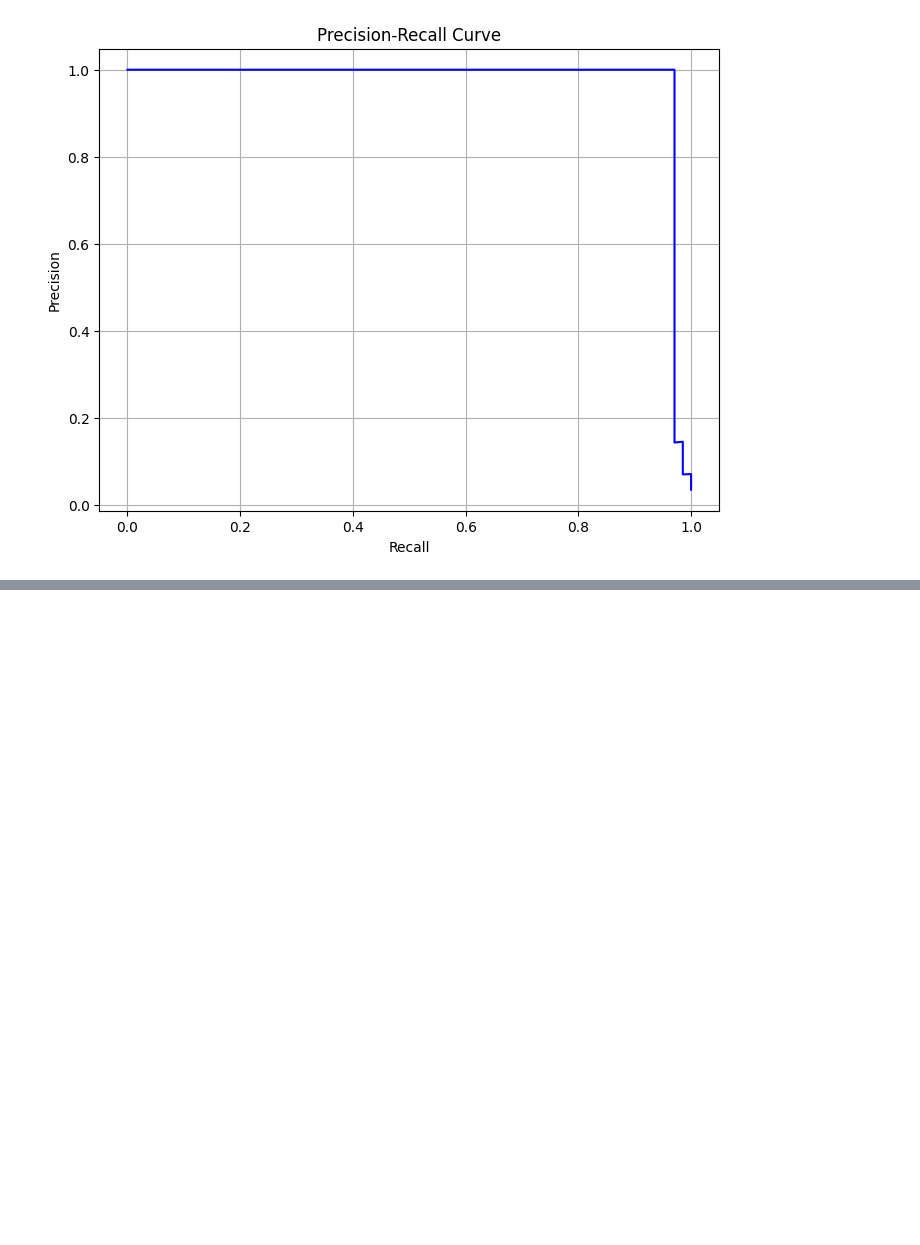
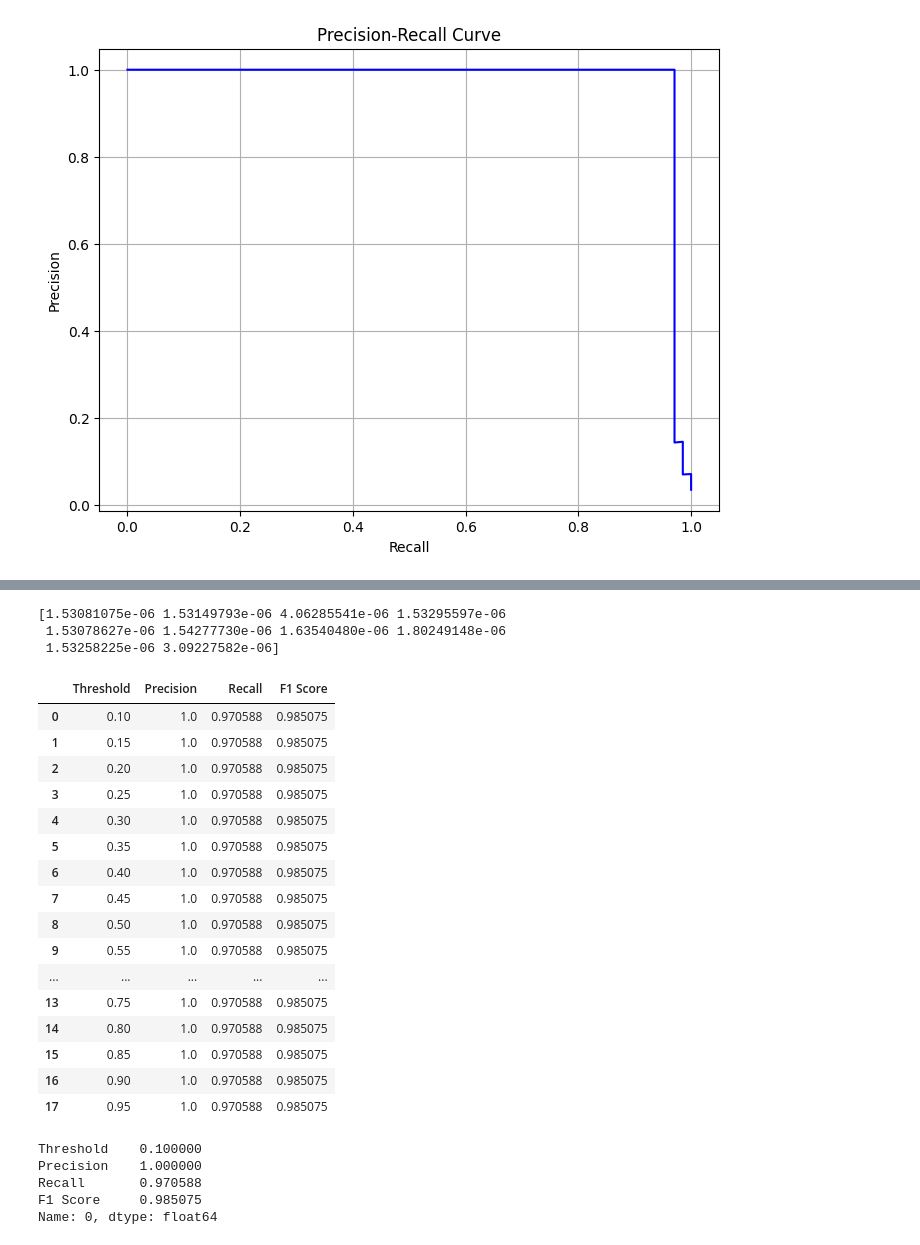
Before and after one commit to archana196/Predictive-Maintenance-IoT-AI, a Jupyter notebook: notebooks/week4_noise_threshold_analysis.ipynb, the cells around one changed output, grey strips where cells are left out. Cells and saved outputs as stored; diff of their text form; code cells hidden in the pictures; blank space fills up the shorter version.

```diff
--- a/notebooks/week4_noise_threshold_analysis.ipynb
+++ b/notebooks/week4_noise_threshold_analysis.ipynb
@@ -220,0 +270,16 @@ plt.close()
+# %%
+from sklearn.model_selection import train_test_split
+
+X_train, X_test, y_train, y_test = train_test_split(
+    X_model,
+    y,
+    test_size=0.2,
+    stratify=y,
+    random_state=42
+)
+# %%
+from lightgbm import LGBMClassifier
+
+model = LGBMClassifier(random_state=42)
+
+model.fit(X_train, y_train)
@@ -220,0 +297,8 @@ plt.close()
+# %%
+y_prob = model.predict_proba(X_test)[:, 1]
+
+print(y_prob[:10])
+# %% [output]
+[1.53081075e-06 1.53149793e-06 4.06285541e-06 1.53295597e-06
+ 1.53078627e-06 1.54277730e-06 1.63540480e-06 1.80249148e-06
+ 1.53258225e-06 3.09227582e-06]
@@ -220,0 +307,53 @@ plt.close()
+# %%
+thresholds = np.arange(0.1, 1.0, 0.05)
+
+results = []
+
+for threshold in thresholds:
+    y_pred = (y_prob >= threshold).astype(int)
+
+    precision = precision_score(y_test, y_pred, zero_division=0)
+    recall = recall_score(y_test, y_pred, zero_division=0)
+    f1 = f1_score(y_test, y_pred, zero_division=0)
+
+    results.append([threshold, precision, recall, f1])
+# %%
+comparison = pd.DataFrame(
+    results,
+    columns=[
+        "Threshold",
+        "Precision",
+        "Recall",
+        "F1 Score"
+    ]
+)
+
+comparison
+# %% [output]
+|  | Threshold | Precision | Recall | F1 Score |
+| 0 | 0.10 | 1.0 | 0.970588 | 0.985075 |
+| 1 | 0.15 | 1.0 | 0.970588 | 0.985075 |
+| 2 | 0.20 | 1.0 | 0.970588 | 0.985075 |
+| 3 | 0.25 | 1.0 | 0.970588 | 0.985075 |
+| 4 | 0.30 | 1.0 | 0.970588 | 0.985075 |
+| 5 | 0.35 | 1.0 | 0.970588 | 0.985075 |
+| 6 | 0.40 | 1.0 | 0.970588 | 0.985075 |
+| 7 | 0.45 | 1.0 | 0.970588 | 0.985075 |
+| 8 | 0.50 | 1.0 | 0.970588 | 0.985075 |
+| 9 | 0.55 | 1.0 | 0.970588 | 0.985075 |
+| ... | ... | ... | ... | ... |
+| 13 | 0.75 | 1.0 | 0.970588 | 0.985075 |
+| 14 | 0.80 | 1.0 | 0.970588 | 0.985075 |
+| 15 | 0.85 | 1.0 | 0.970588 | 0.985075 |
+| 16 | 0.90 | 1.0 | 0.970588 | 0.985075 |
+| 17 | 0.95 | 1.0 | 0.970588 | 0.985075 |
+# %%
+best = comparison.loc[comparison["F1 Score"].idxmax()]
+
+print(best)
+# %% [output]
+Threshold    0.100000
+Precision    1.000000
+Recall       0.970588
+F1 Score     0.985075
+Name: 0, dtype: float64
```
Also changed, not shown: parts of 19 cells of this notebook.
